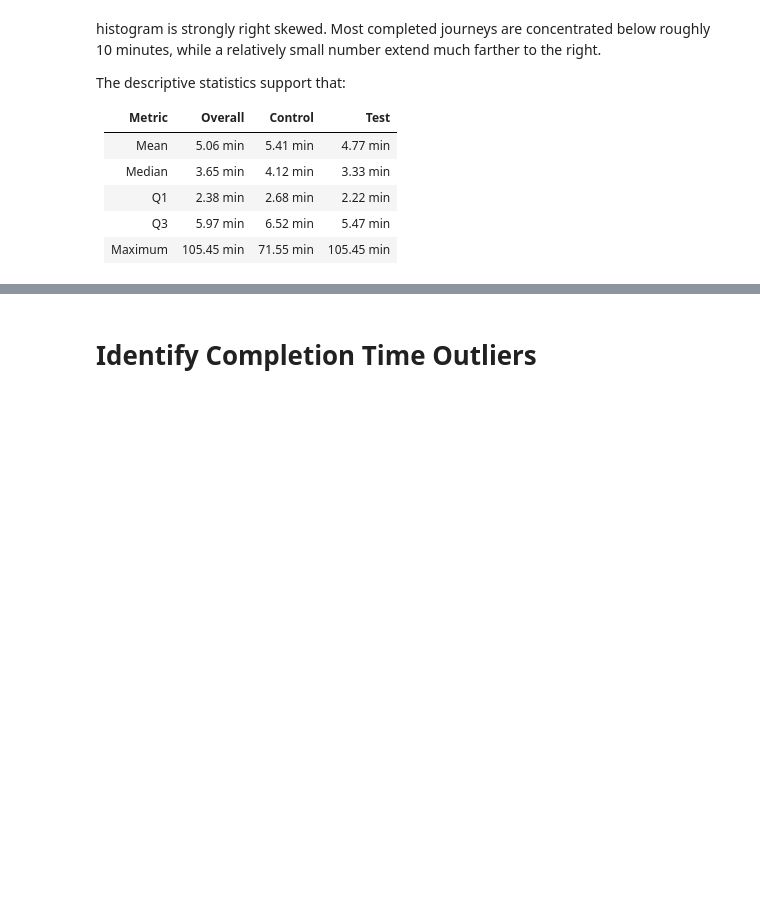
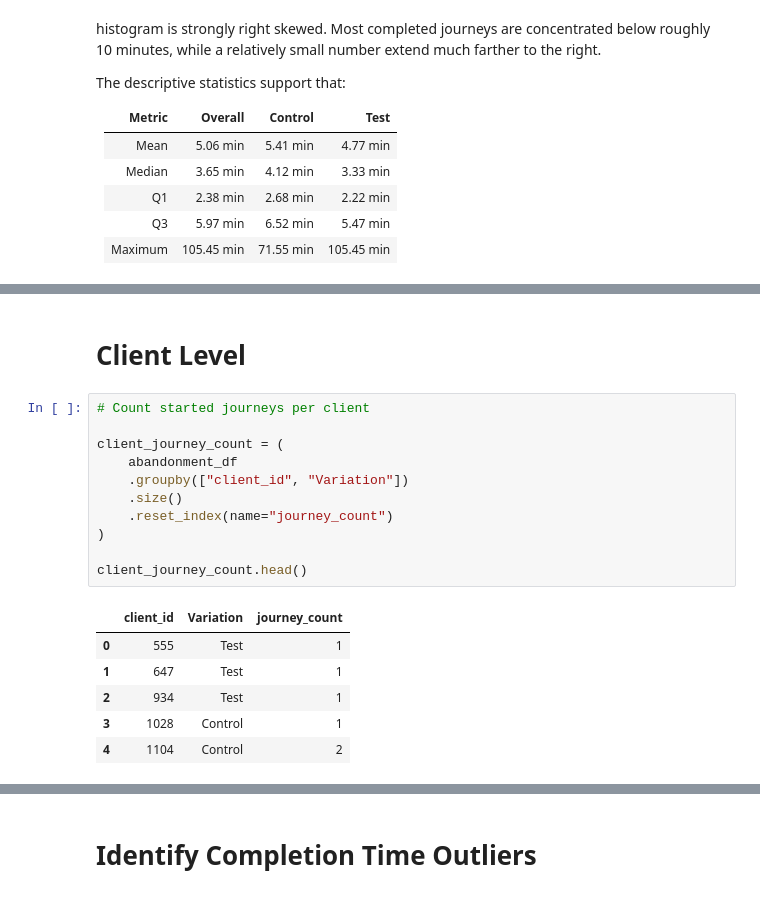
Before and after one commit to jannoelvero/Week_6_Project, a Jupyter notebook: notebooks/03_customer_journey_analysis.ipynb, the cells around one changed output, grey strips where cells are left out. Drawn from its saved outputs; the diff is of its cells as text; blank space fills up the shorter version.

```diff
--- a/notebooks/03_customer_journey_analysis.ipynb
+++ b/notebooks/03_customer_journey_analysis.ipynb
@@ -3109,0 +3132,20 @@ The descriptive statistics support that:
+# %% [markdown]
+# Client Level
+# %%
+# Count started journeys per client
+
+client_journey_count = (
+    abandonment_df
+    .groupby(["client_id", "Variation"])
+    .size()
+    .reset_index(name="journey_count")
+)
+
+client_journey_count.head()
+# %% [output]
+|  | client_id | Variation | journey_count |
+| 0 | 555 | Test | 1 |
+| 1 | 647 | Test | 1 |
+| 2 | 934 | Test | 1 |
+| 3 | 1028 | Control | 1 |
+| 4 | 1104 | Control | 2 |
```
Also changed, not shown: parts of 9 cells of this notebook, 7 other files.
